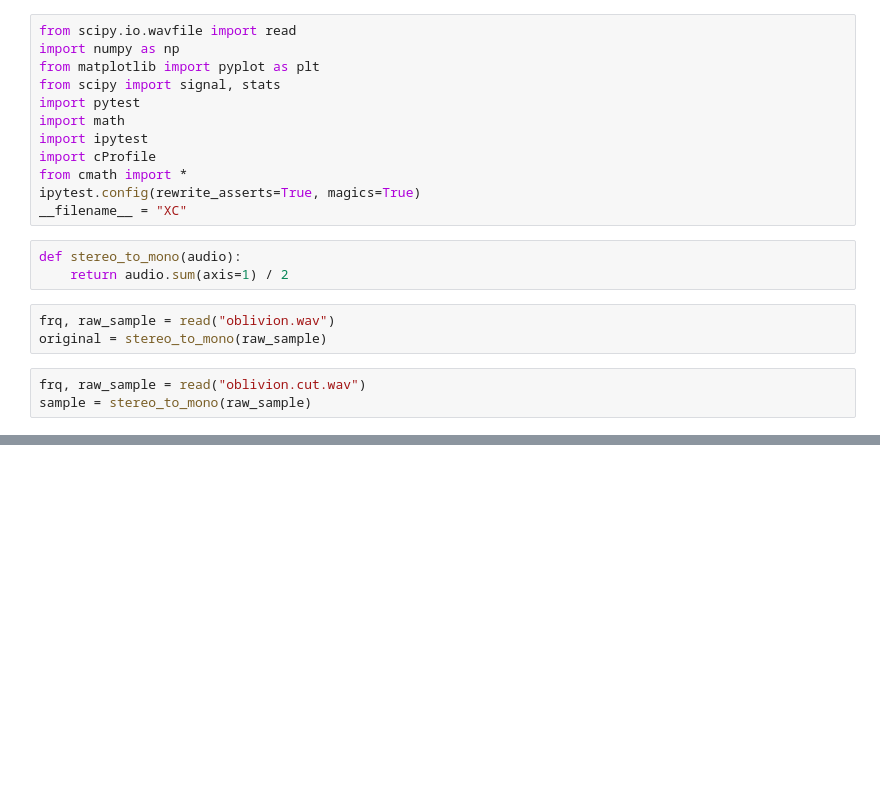
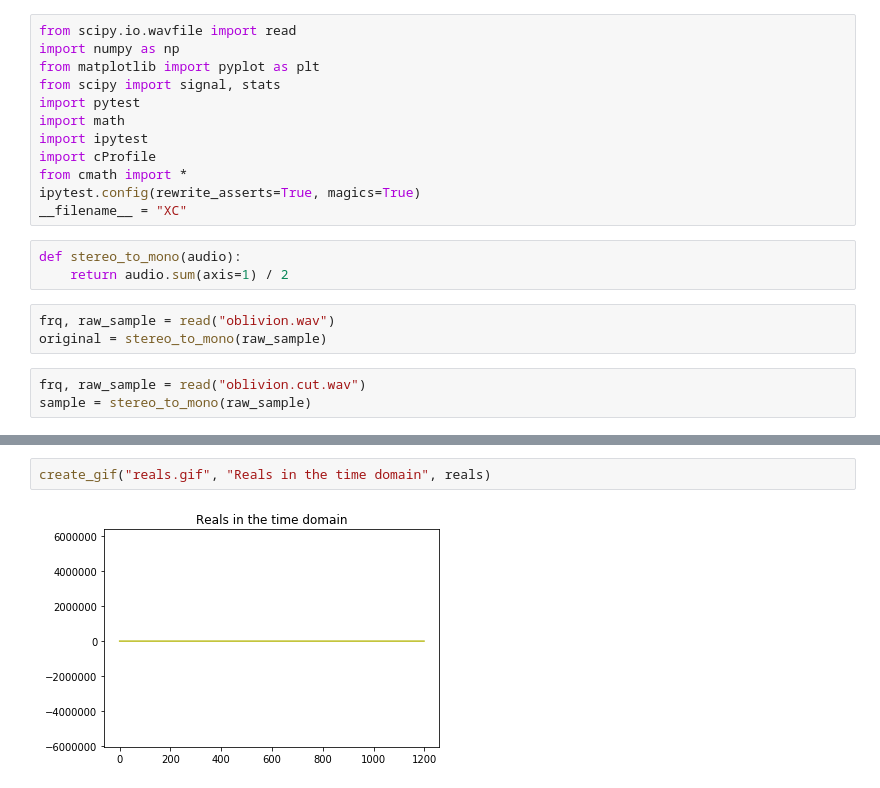
Before and after one commit to Graystripe17/Sadzam, a Jupyter notebook: XC/XC.ipynb, the cells around one changed output, grey strips where cells are left out. Saved outputs shown, nothing was run; the diff lists cells and outputs as text; blank space fills up the shorter version.

```diff
--- a/XC/XC.ipynb
+++ b/XC/XC.ipynb
@@ -96,0 +167,4 @@ plt.show()
+# %%
+create_gif("reals.gif", "Reals in the time domain", reals)
+# %% [output]
+[figure, added]
```
Also changed, not shown: parts of 14 cells of this notebook, 4 other files.
